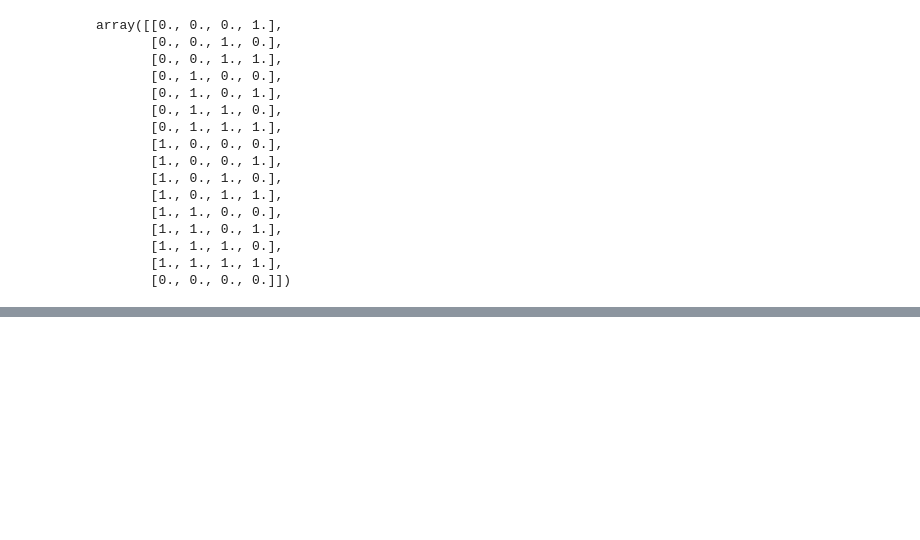
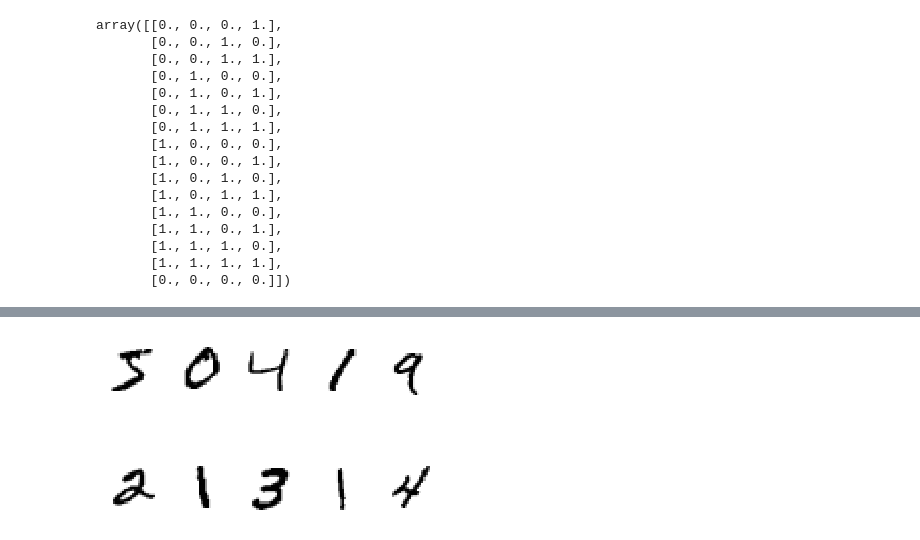
Before and after one commit to Lpshkn/MachineLearningPractice, a Jupyter notebook: Neural Network.ipynb, the cells around one changed output, grey strips where cells are left out. Saved outputs shown, nothing was run; the diff lists cells and outputs as text; code cells hidden in the pictures; blank space fills up the shorter version.

```diff
--- a/Neural Network.ipynb
+++ b/Neural Network.ipynb
@@ -458,0 +587,3 @@ array([[0., 0., 0., 1.],
+# %%
+NN = NNetwork(Layer([784, 300, 100, 50, 1]), ['elu', 'elu', 'elu', 'sigmoid'])
+NN.fit(X_train, y_train_even, n_epoch=100, batch_size=100, validate_batch_size=1000, flatten=True, verbose_epoch=10, lr=0.001)
@@ -458,0 +603,4 @@ array([[0., 0., 0., 1.],
+# %%
+draw_image(X_train[:10])
+# %% [output]
+[figure, added]
```
Also changed, not shown: parts of 21 cells of this notebook.
